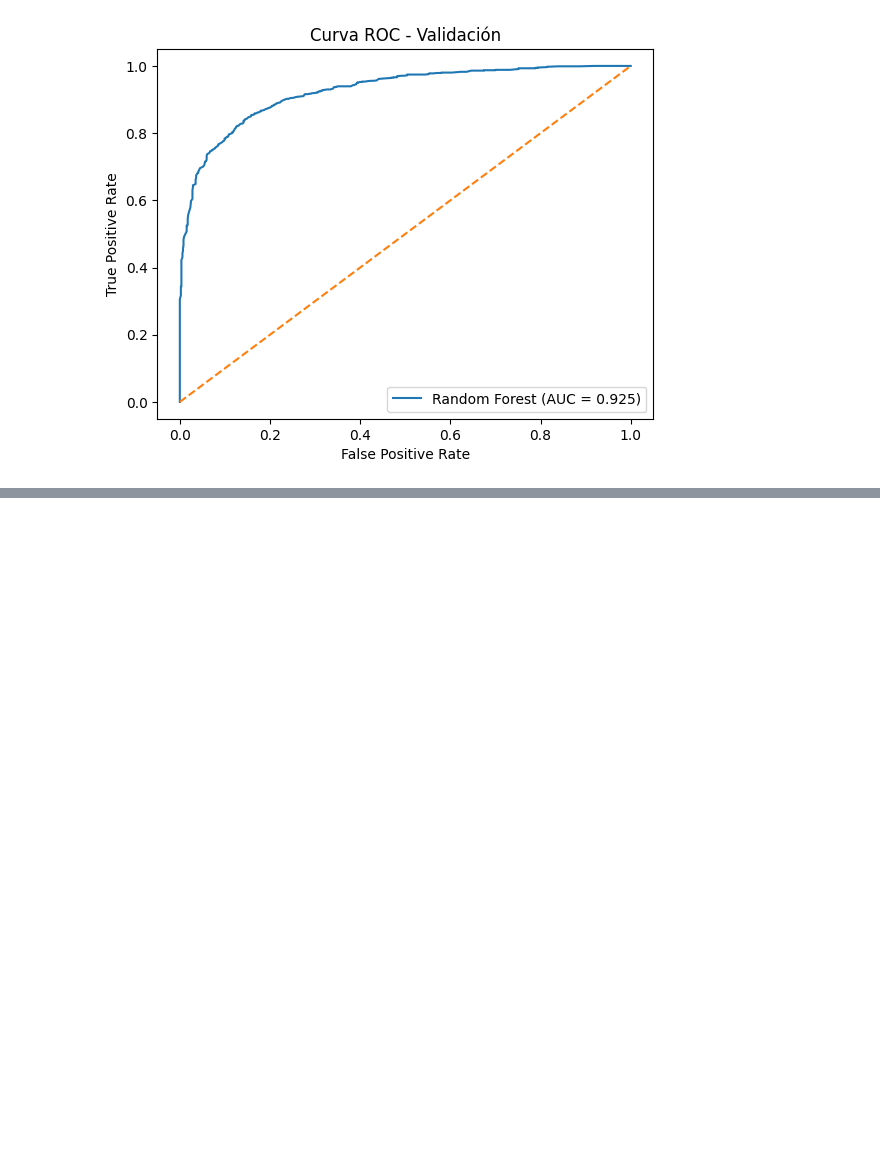
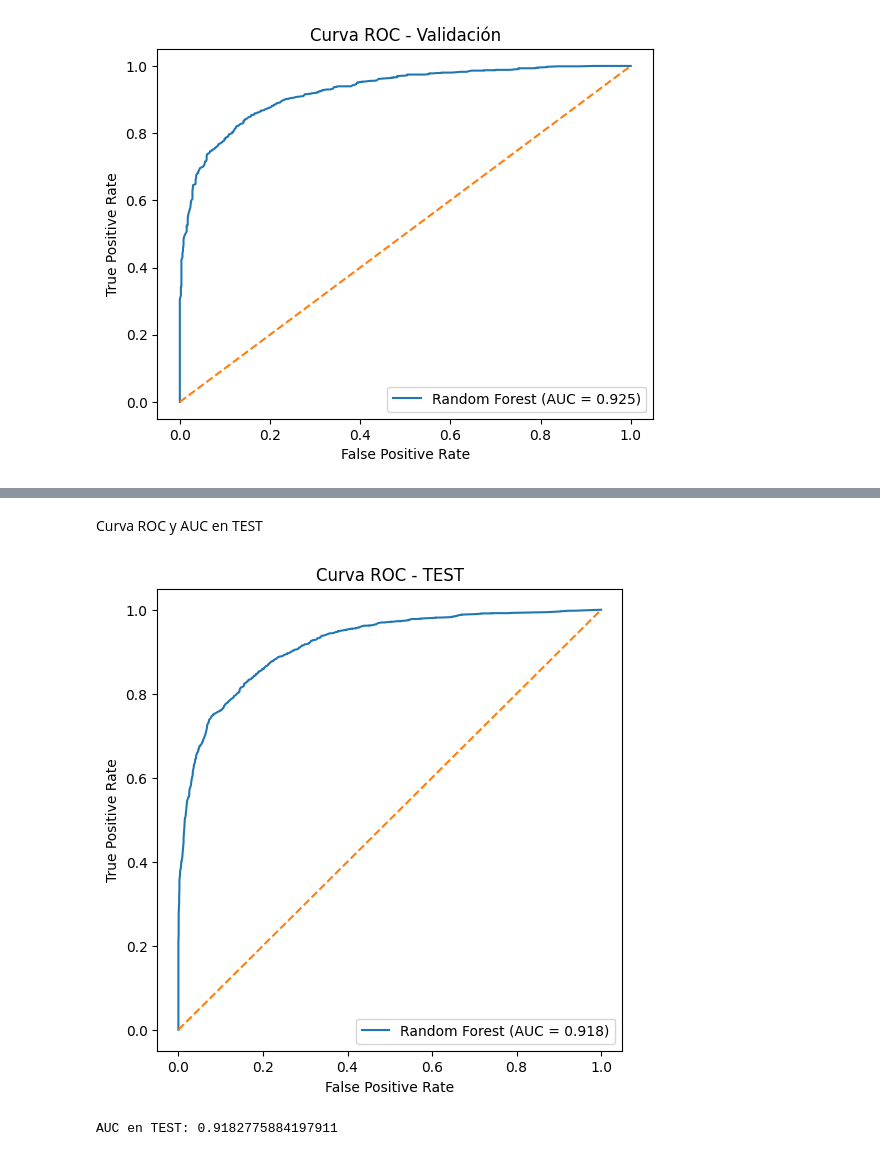
Before and after one commit to michellemej22596/Lab1-DS-Deteccion-Phishing, a Jupyter notebook: analisisExploratorio.ipynb, the cells around one changed output, grey strips where cells are left out. Saved outputs shown, nothing was run; the diff lists cells and outputs as text; code cells hidden in the pictures; blank space fills up the shorter version.

Commit message:
feat(modelo): implementar evaluación final en test y análisis de métricas

```diff
--- a/analisisExploratorio.ipynb
+++ b/analisisExploratorio.ipynb
@@ -516,0 +519,15 @@ plt.show()
+# %%
+from sklearn.metrics import confusion_matrix, classification_report, roc_curve, auc
+import matplotlib.pyplot as plt
+
+# Predicciones
+y_test_pred = rf.predict(X_test)
+y_test_prob = rf.predict_proba(X_test)[:,1]
+
+# 🔹 Matriz de confusión
+print("Matriz de confusión - TEST")
+print(confusion_matrix(y_test, y_test_pred))
+
+# 🔹 Precision, Recall, F1
+print("\nReporte clasificación - TEST")
+print(classification_report(y_test, y_test_pred))
@@ -516,0 +548,19 @@ plt.show()
+# %% [markdown]
+Curva ROC y AUC en TEST
+# %%
+fpr, tpr, _ = roc_curve(y_test, y_test_prob)
+roc_auc = auc(fpr, tpr)
+
+plt.figure(figsize=(6,6))
+plt.plot(fpr, tpr, label=f"Random Forest (AUC = {roc_auc:.3f})")
+plt.plot([0,1],[0,1],'--')
+plt.xlabel("False Positive Rate")
+plt.ylabel("True Positive Rate")
+plt.title("Curva ROC - TEST")
+plt.legend()
+plt.show()
+
+print("AUC en TEST:", roc_auc)
+# %% [output]
+[figure, added]
+AUC en TEST: 0.9182775884197911
```
Also changed, not shown: parts of 2 cells of this notebook.
